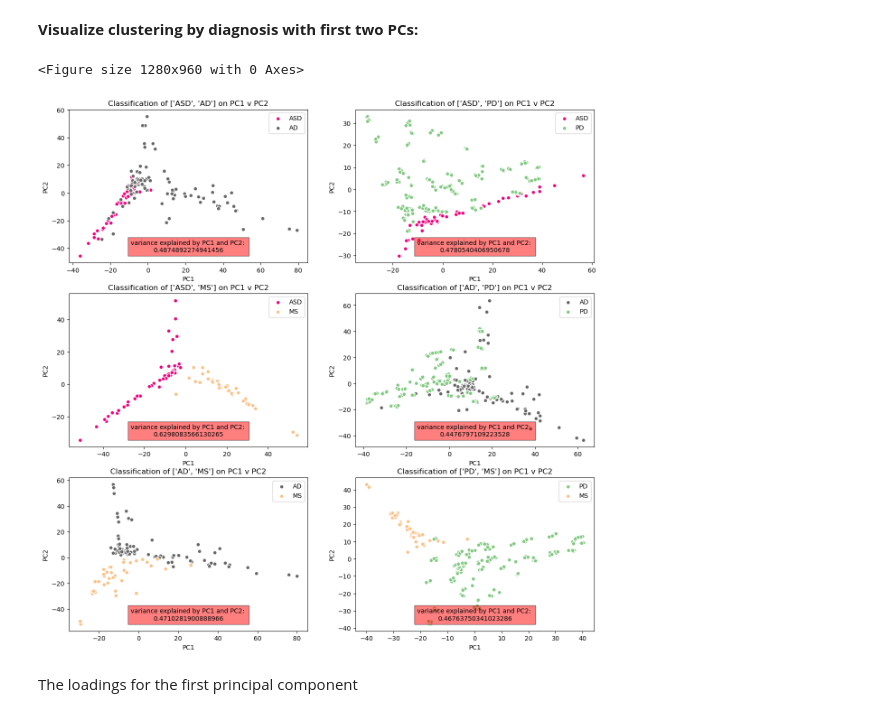
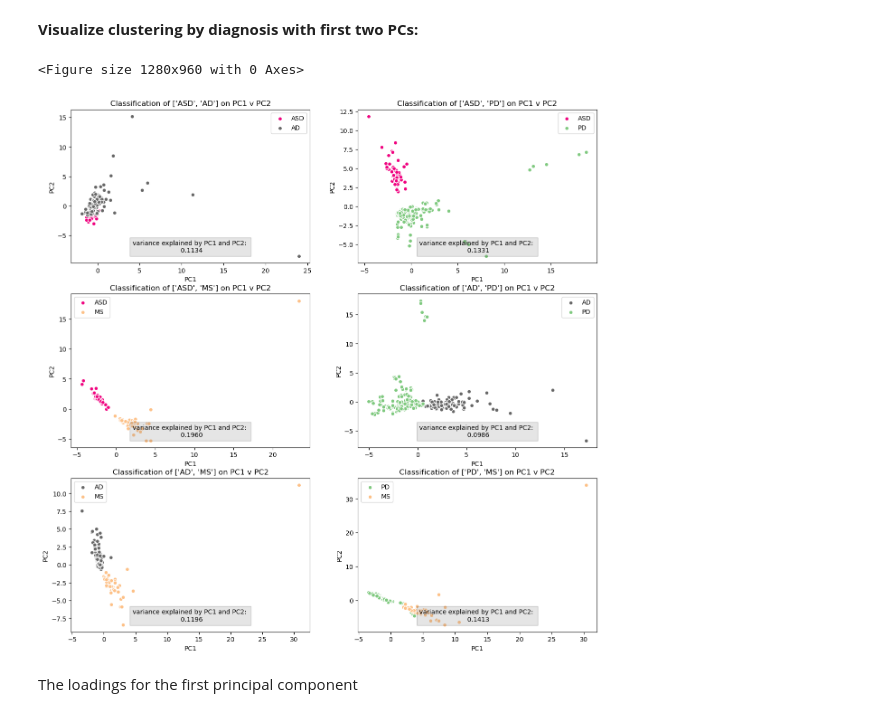
Before and after one commit to aplapteva/20440_final_project, a Jupyter notebook: Code/paired_analysis_ag.ipynb, the cells around one changed output. Drawn from its saved outputs; the diff is of its cells as text; code cells hidden in the pictures.

```diff
--- a/Code/paired_analysis_ag.ipynb
+++ b/Code/paired_analysis_ag.ipynb
@@ -71,0 +93,7 @@ Imputation, if necessary:
+# %%
+from sklearn import preprocessing
+data_pair_1 = []
+for i in data_pair:
+    columns = i.columns
+    scaler = preprocessing.StandardScaler().fit(i)
+    data_pair_1.append(pd.DataFrame(scaler.transform(i), columns=columns))
@@ -90,7 +134,7 @@ Removing small relative abundances, if necessary:
 out_df_pair = []
 var_ratio_pair = []
 pcs_pair = []
-for data in data_pair:
+for data in data_pair_1:
     pca = PCA(n_components=.95)
     out = pca.fit_transform(data)
 
@@ -123,35 +167,35 @@ for i in range(len(out_df_pair)):
 # %%
 plt.figure(dpi = 200)
 fig, ((ax1, ax2), (ax3, ax4), (ax5, ax6)) = plt.subplots(3, 2, figsize=(15, 15))
 axes = [ax1, ax2, ax3, ax4, ax5, ax6]
 
 for i in range(len(out_df_pair)):
 
     diag_1 = []
     diag_2 = []
 
     for j in range(len(diagnosis_pair[i])):
         if diagnosis_pair[i][j]==pairwise[i][0]:
             diag_1.append(j)
         if diagnosis_pair[i][j]==pairwise[i][1]:
             diag_2.append(j)
 
     # plot PC1 v PC2, indicating which indices of these are which disease:
     axes[i].scatter(out_df_pair[i]['PC1'][diag_1], out_df_pair[i]['PC2'][diag_1], label=pairwise[i][0], color = color_map[pairwise[i][0]], edgecolor='white')
     axes[i].scatter(out_df_pair[i]['PC1'][diag_2], out_df_pair[i]['PC2'][diag_2], label=pairwise[i][1], color = color_map[pairwise[i][1]], edgecolor='white')
 
 
     axes[i].legend();
     axes[i].set(xlabel="PC1")
     axes[i].set(ylabel="PC2")
-    axes[i].text(0.5, .15, "variance explained by PC1 and PC2: \n" + str(var_ratio_pair[i][0] + var_ratio_pair[i][1]), transform=axes[i].transAxes, horizontalalignment='center',
-    verticalalignment='top', bbox=dict(facecolor='red', alpha=0.5))
+    axes[i].text(0.5, .15, "variance explained by PC1 and PC2: \n {:.4f}".format(var_ratio_pair[i][0] + var_ratio_pair[i][1]), transform=axes[i].transAxes, horizontalalignment='center',
+    verticalalignment='top', bbox=dict(facecolor='gray', alpha=0.2))
     axes[i].set_title("Classification of " + str(pairwise[i]) + " on PC1 v PC2");
 
 plt.savefig('../Figures/PCA_plots_paired.svg')
 # %% [output]
 <Figure size 1280x960 with 0 Axes>
-[figure, old version]
+[figure, new version]
 # %% [markdown]
 The loadings for the first principal component
 # %%
```
Also changed, not shown: parts of 20 cells of this notebook, 16 other files.
